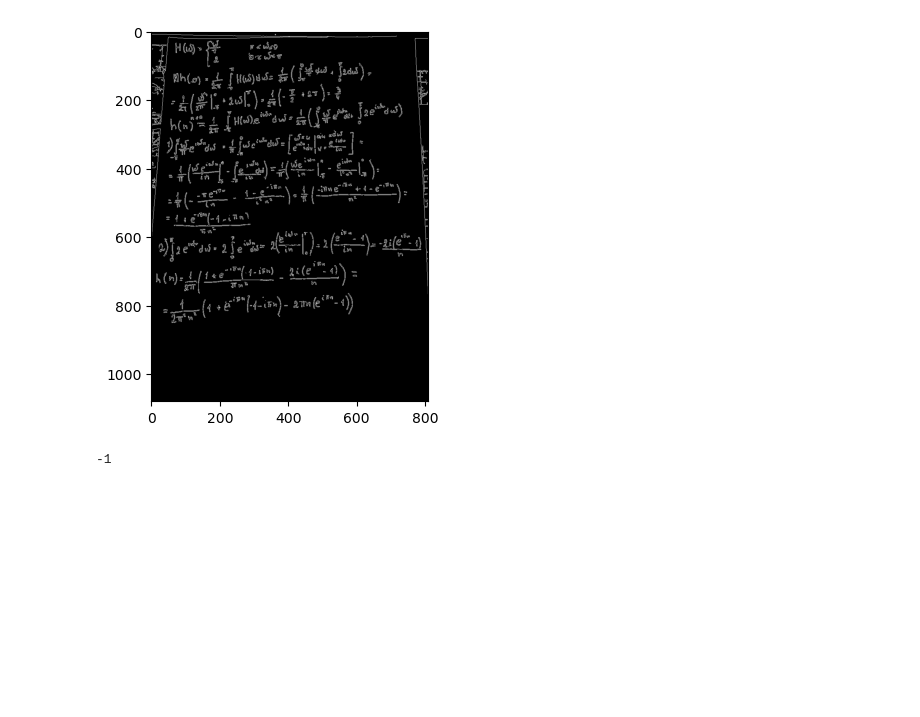
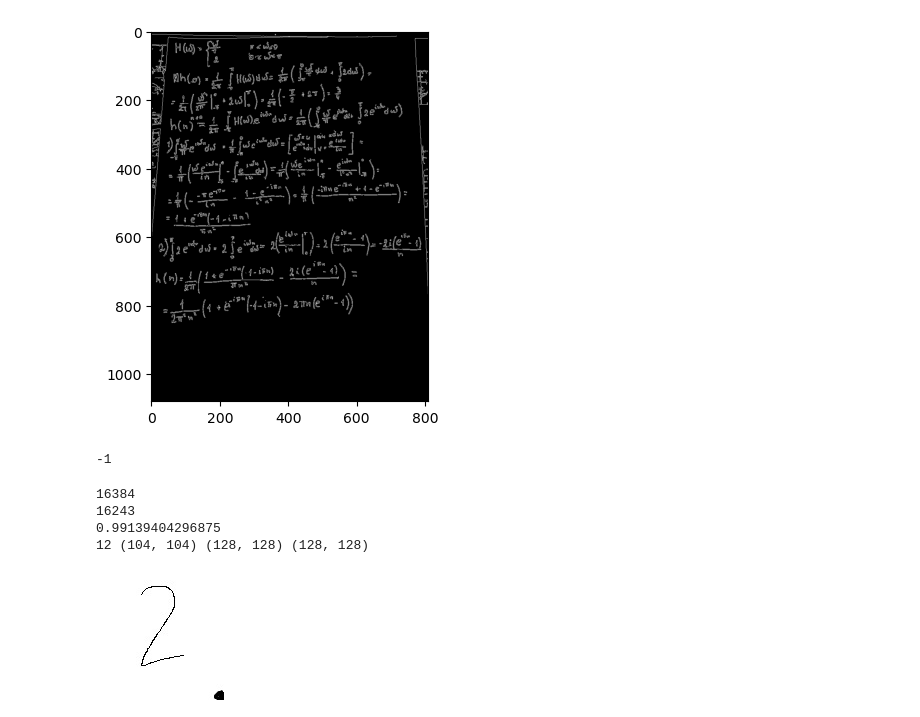
Before and after one commit to sawwere/Math_recognition, a Jupyter notebook: CharacterRecognition.ipynb, the cells around one changed output. Saved outputs shown, nothing was run; the diff lists cells and outputs as text; code cells hidden in the pictures; blank space fills up the shorter version.

```diff
--- a/CharacterRecognition.ipynb
+++ b/CharacterRecognition.ipynb
@@ -594,3 +453,40 @@ cv2.waitKey(0)
+# %%
+img = Image.open("TEST/0.jpg")
+roiOrig = cv2.imread("TEST/0.jpg")
+roiOrig = cv2.cvtColor(roiOrig,cv2.COLOR_BGR2GRAY)
+
+def add_border(image):
+    pad = int(image.shape[0]*0.2 / 2)
+    mask1 = np.uint8(np.ones((int(image.shape[0] - 2 * pad), int(image.shape[1] - 2 * pad))) * 255.0)
+    mask2 = np.pad(mask1, pad_width=pad)
+    print(pad, mask1.shape, mask2.shape, roiOrig.shape)
+    mask1 = np.uint8(np.ones((int(image.shape[0]), int(image.shape[1])))* 255.0)
+    res = cv2.bitwise_and(mask2, image)
+    res = cv2.bitwise_or(cv2.bitwise_not(mask2), res)
+    return res
+
+
+# skip blank images
+area = img.size[0]*img.size[1]
+print(area)
+print(cv2.countNonZero(roiOrig))
+print(cv2.countNonZero(roiOrig) / area)
+roiOrig = add_border(roiOrig)
+cv2.imshow("aa", roiOrig)
+cv2.waitKey(0)
+if (cv2.countNonZero(roiOrig) / area < 0.99):
+#if (img.size[0]*img.size[1] - cv2.countNonZero(roiOrig) != 0):
+    roi = cv2.resize(roiOrig, (224, 224))
+    roi = cv2.dilate(roi, np.ones((3, 3), np.uint8), iterations=1)
+    print('ok')
+display(img)
+img.close()
+# %% [output]
+16384
+16243
+0.99139404296875
+12 (104, 104) (128, 128) (128, 128)
+[figure, added]
 # %%
 import cv2
 from PIL import Image, ImageOps
```
Also changed, not shown: parts of 8 cells of this notebook, 4 other files.
